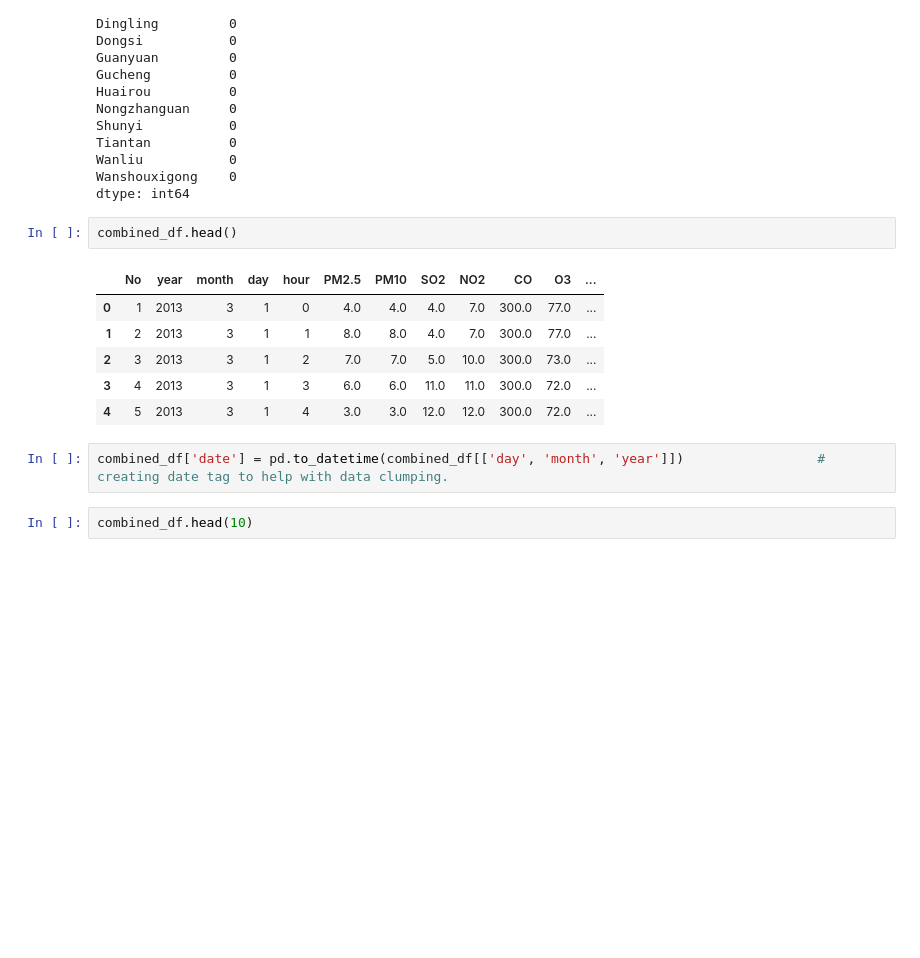
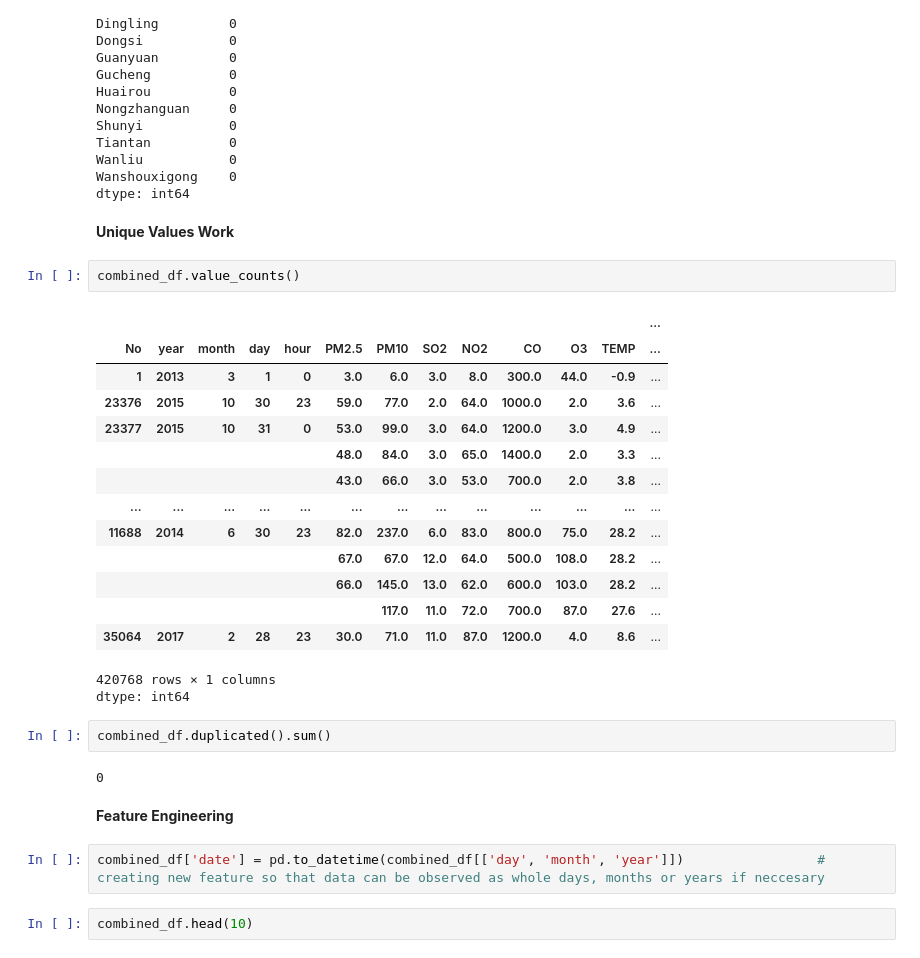
Before and after one commit to Strong649/First-Repo, a Jupyter notebook: st20121704_CMP7005_PRAC1.ipynb, the cells around one changed output. Cells and saved outputs as stored; diff of their text form; blank space fills up the shorter version.

```diff
--- a/st20121704_CMP7005_PRAC1.ipynb
+++ b/st20121704_CMP7005_PRAC1.ipynb
@@ -186,17 +232,34 @@ Tiantan          0
 Wanliu           0
 Wanshouxigong    0
 dtype: int64
+# %% [markdown]
+**Unique Values Work**
 # %%
-combined_df.head()
+combined_df.value_counts()
 # %% [output]
-|  | No | year | month | day | hour | PM2.5 | PM10 | SO2 | NO2 | CO | O3 | ... |
-| 0 | 1 | 2013 | 3 | 1 | 0 | 4.0 | 4.0 | 4.0 | 7.0 | 300.0 | 77.0 | ... |
-| 1 | 2 | 2013 | 3 | 1 | 1 | 8.0 | 8.0 | 4.0 | 7.0 | 300.0 | 77.0 | ... |
-| 2 | 3 | 2013 | 3 | 1 | 2 | 7.0 | 7.0 | 5.0 | 10.0 | 300.0 | 73.0 | ... |
-| 3 | 4 | 2013 | 3 | 1 | 3 | 6.0 | 6.0 | 11.0 | 11.0 | 300.0 | 72.0 | ... |
-| 4 | 5 | 2013 | 3 | 1 | 4 | 3.0 | 3.0 | 12.0 | 12.0 | 300.0 | 72.0 | ... |
+|  |  |  |  |  |  |  |  |  |  |  |  | ... |
+| No | year | month | day | hour | PM2.5 | PM10 | SO2 | NO2 | CO | O3 | TEMP | ... |
+| 1 | 2013 | 3 | 1 | 0 | 3.0 | 6.0 | 3.0 | 8.0 | 300.0 | 44.0 | -0.9 | ... |
+| 23376 | 2015 | 10 | 30 | 23 | 59.0 | 77.0 | 2.0 | 64.0 | 1000.0 | 2.0 | 3.6 | ... |
+| 23377 | 2015 | 10 | 31 | 0 | 53.0 | 99.0 | 3.0 | 64.0 | 1200.0 | 3.0 | 4.9 | ... |
+|  |  |  |  |  | 48.0 | 84.0 | 3.0 | 65.0 | 1400.0 | 2.0 | 3.3 | ... |
+|  |  |  |  |  | 43.0 | 66.0 | 3.0 | 53.0 | 700.0 | 2.0 | 3.8 | ... |
+| ... | ... | ... | ... | ... | ... | ... | ... | ... | ... | ... | ... | ... |
+| 11688 | 2014 | 6 | 30 | 23 | 82.0 | 237.0 | 6.0 | 83.0 | 800.0 | 75.0 | 28.2 | ... |
+|  |  |  |  |  | 67.0 | 67.0 | 12.0 | 64.0 | 500.0 | 108.0 | 28.2 | ... |
+|  |  |  |  |  | 66.0 | 145.0 | 13.0 | 62.0 | 600.0 | 103.0 | 28.2 | ... |
+|  |  |  |  |  |  | 117.0 | 11.0 | 72.0 | 700.0 | 87.0 | 27.6 | ... |
+| 35064 | 2017 | 2 | 28 | 23 | 30.0 | 71.0 | 11.0 | 87.0 | 1200.0 | 4.0 | 8.6 | ... |
+420768 rows × 1 columns
+dtype: int64
+# %%
+combined_df.duplicated().sum()
+# %% [output]
+0
+# %% [markdown]
+**Feature Engineering**
 # %%
-combined_df['date'] = pd.to_datetime(combined_df[['day', 'month', 'year']])                 # creating date tag to help with data clumping.
+combined_df['date'] = pd.to_datetime(combined_df[['day', 'month', 'year']])                 # creating new feature so that data can be observed as whole days, months or years if neccesary
 # %%
 combined_df.head(10)
 # %% [output]
```
Also changed, not shown: parts of 24 cells of this notebook.
